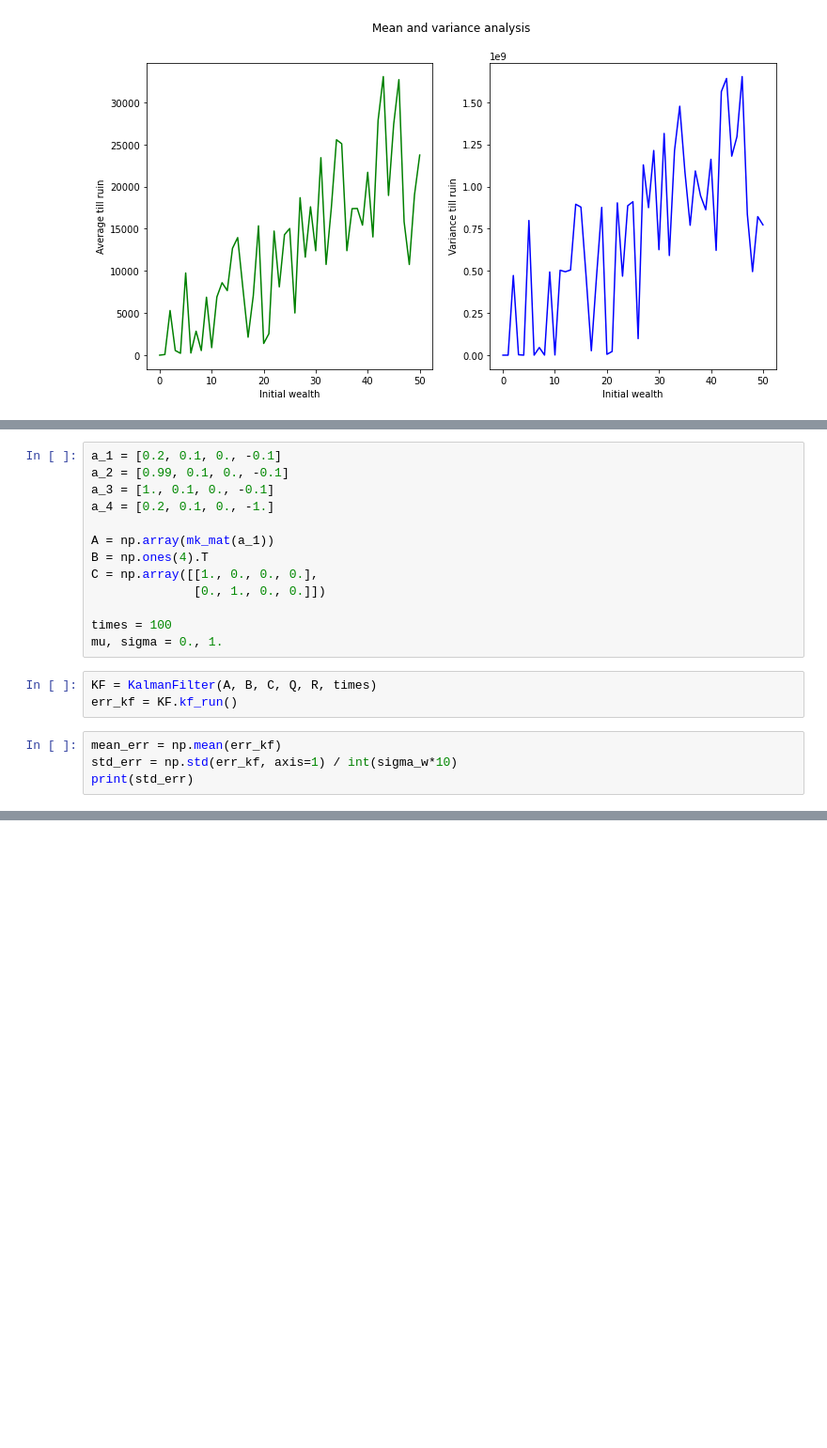
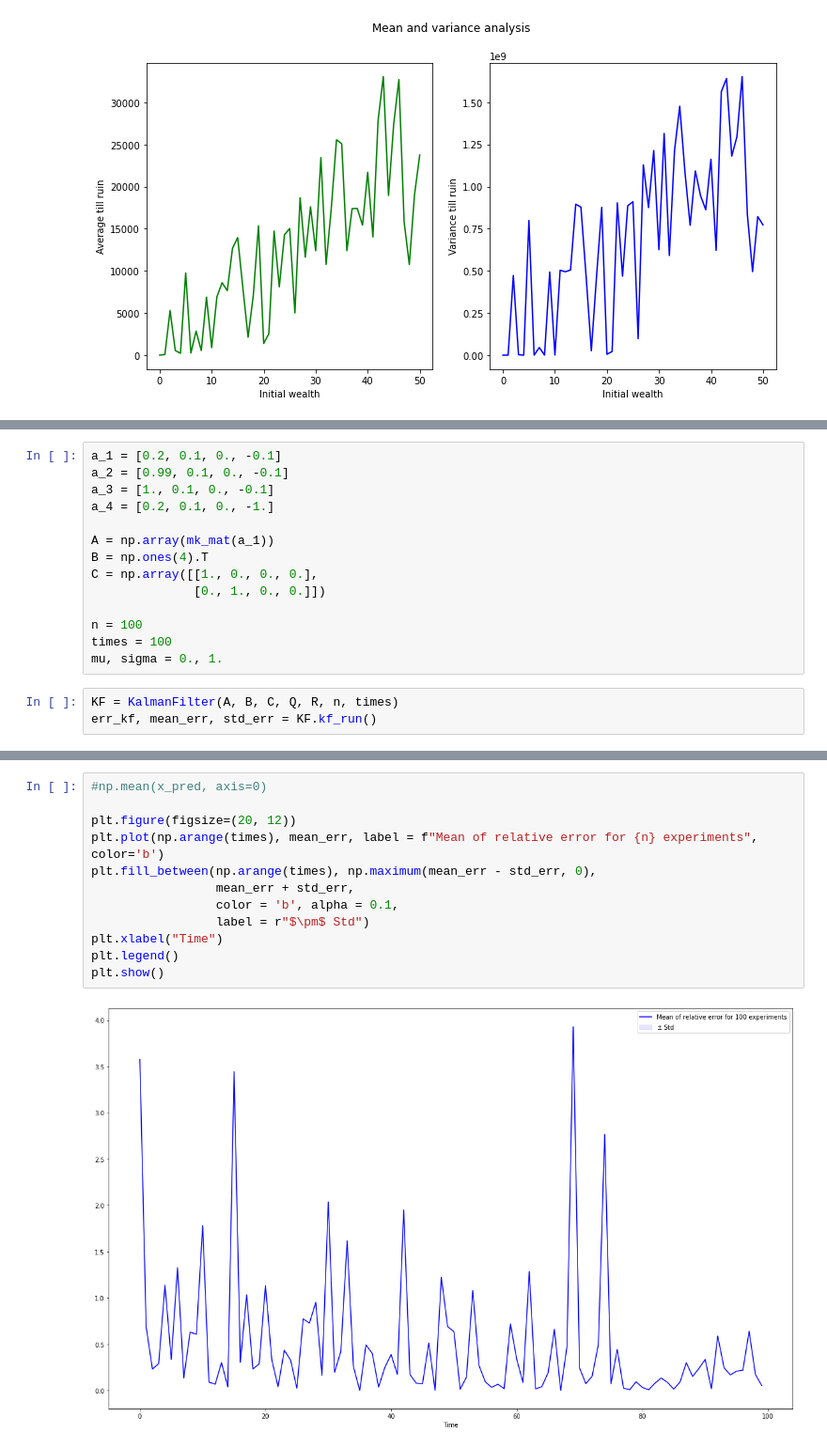
Before and after one commit to glorelvalle/g-mucd, a Jupyter notebook: pe/entrega2/final.ipynb, the cells around one changed output, grey strips where cells are left out. Shown at 94% size. Cells and saved outputs as stored; diff of their text form; blank space fills up the shorter version.

```diff
--- a/pe/entrega2/final.ipynb
+++ b/pe/entrega2/final.ipynb
@@ -178,12 +187,9 @@ B = np.ones(4).T
 C = np.array([[1., 0., 0., 0.],
               [0., 1., 0., 0.]])
 
+n = 100
 times = 100
 mu, sigma = 0., 1.
 # %%
-KF = KalmanFilter(A, B, C, Q, R, times)
-err_kf = KF.kf_run()
+KF = KalmanFilter(A, B, C, Q, R, n, times)
+err_kf, mean_err, std_err = KF.kf_run()
-# %%
-mean_err = np.mean(err_kf)
-std_err = np.std(err_kf, axis=1) / int(sigma_w*10)
-print(std_err)
@@ -208,0 +216,14 @@ C.shape
+# %%
+#np.mean(x_pred, axis=0)
+
+plt.figure(figsize=(20, 12))
+plt.plot(np.arange(times), mean_err, label = f"Mean of relative error for {n} experiments", color='b')
+plt.fill_between(np.arange(times), np.maximum(mean_err - std_err, 0),
+                 mean_err + std_err,
+                 color = 'b', alpha = 0.1,
+                 label = r"$\pm$ Std")
+plt.xlabel("Time")
+plt.legend()
+plt.show()
+# %% [output]
+[figure, added]
```
Also changed, not shown: parts of 6 cells of this notebook, 1 other file.
